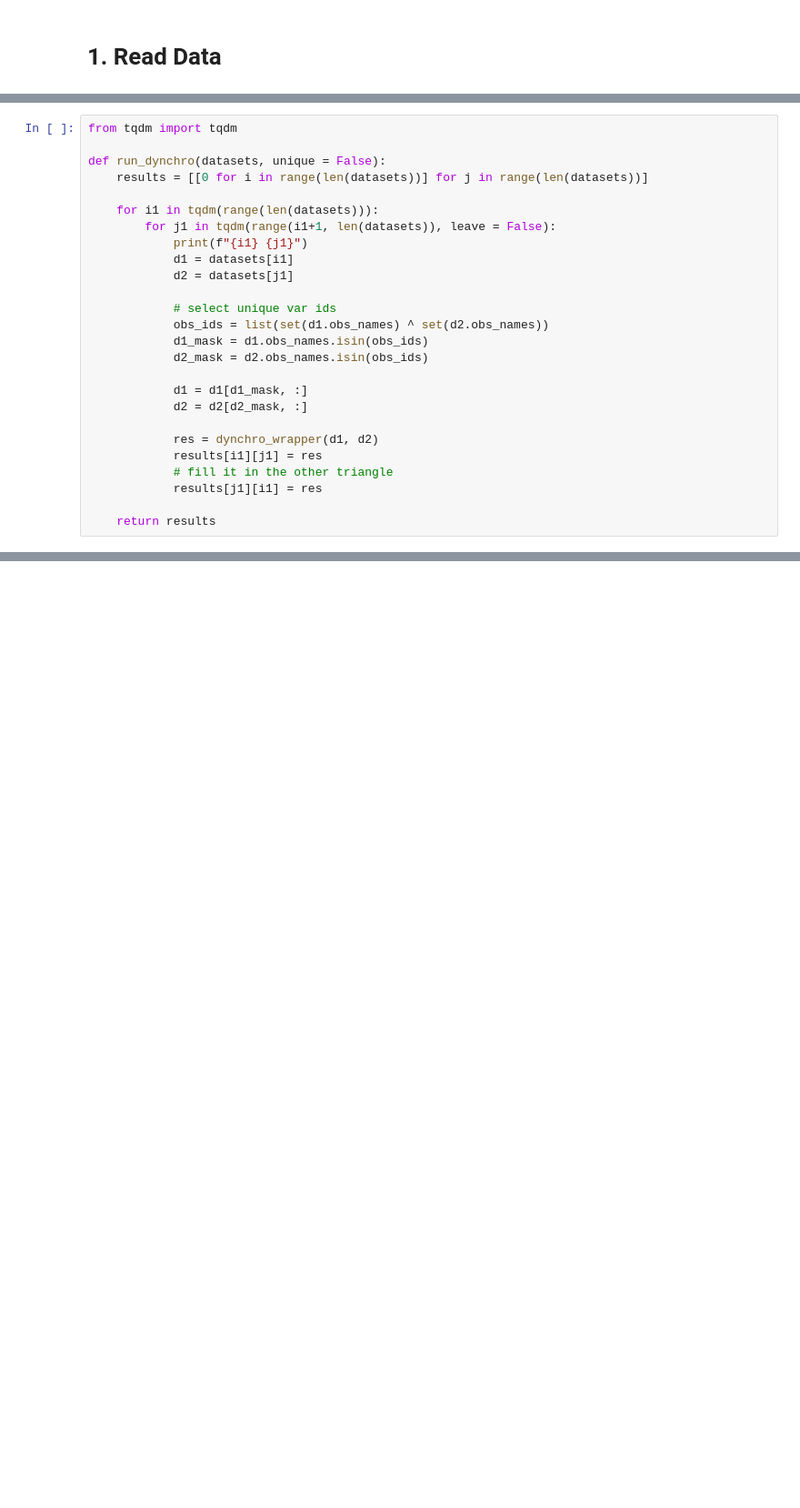
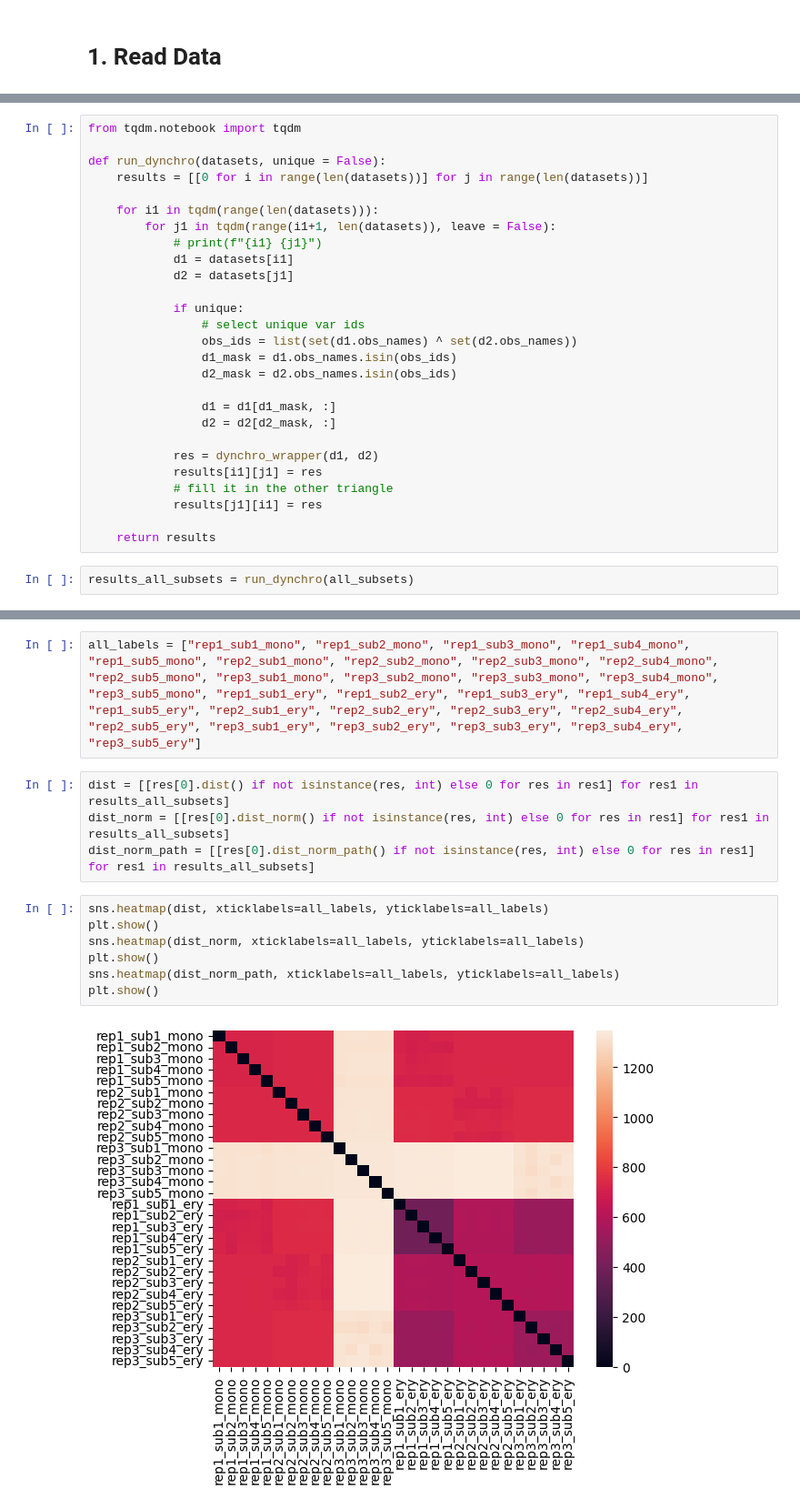
Before and after one commit to LouiseDck/dynchro, a Jupyter notebook: examples/large_scale_synthetic/palantir/5_dynchro_ss.ipynb, the cells around one changed output, grey strips where cells are left out. Shown at 91% size. Saved outputs shown, nothing was run; the diff lists cells and outputs as text; blank space fills up the shorter version.

```diff
--- a/examples/large_scale_synthetic/palantir/5_dynchro_ss.ipynb
+++ b/examples/large_scale_synthetic/palantir/5_dynchro_ss.ipynb
@@ -15,22 +76,23 @@ for i in [1, 2, 3]:
 # %%
-from tqdm import tqdm
+from tqdm.notebook import tqdm
 
 def run_dynchro(datasets, unique = False):
     results = [[0 for i in range(len(datasets))] for j in range(len(datasets))]
 
     for i1 in tqdm(range(len(datasets))):
         for j1 in tqdm(range(i1+1, len(datasets)), leave = False):
-            print(f"{i1} {j1}")
+            # print(f"{i1} {j1}")
             d1 = datasets[i1]
             d2 = datasets[j1]
 
-            # select unique var ids
-            obs_ids = list(set(d1.obs_names) ^ set(d2.obs_names))
-            d1_mask = d1.obs_names.isin(obs_ids)
-            d2_mask = d2.obs_names.isin(obs_ids)
+            if unique:
+                # select unique var ids
+                obs_ids = list(set(d1.obs_names) ^ set(d2.obs_names))
+                d1_mask = d1.obs_names.isin(obs_ids)
+                d2_mask = d2.obs_names.isin(obs_ids)
 
-            d1 = d1[d1_mask, :]
-            d2 = d2[d2_mask, :]
+                d1 = d1[d1_mask, :]
+                d2 = d2[d2_mask, :]
 
             res = dynchro_wrapper(d1, d2)
             results[i1][j1] = res
@@ -38,3 +100,5 @@ def run_dynchro(datasets, unique = False):
             results[j1][i1] = res
 
     return results
+# %%
+results_all_subsets = run_dynchro(all_subsets)
@@ -40,0 +113,15 @@ def run_dynchro(datasets, unique = False):
+# %%
+all_labels = ["rep1_sub1_mono", "rep1_sub2_mono", "rep1_sub3_mono", "rep1_sub4_mono", "rep1_sub5_mono", "rep2_sub1_mono", "rep2_sub2_mono", "rep2_sub3_mono", "rep2_sub4_mono", "rep2_sub5_mono", "rep3_sub1_mono", "rep3_sub2_mono", "rep3_sub3_mono", "rep3_sub4_mono", "rep3_sub5_mono", "rep1_sub1_ery", "rep1_sub2_ery", "rep1_sub3_ery", "rep1_sub4_ery", "rep1_sub5_ery", "rep2_sub1_ery", "rep2_sub2_ery", "rep2_sub3_ery", "rep2_sub4_ery", "rep2_sub5_ery", "rep3_sub1_ery", "rep3_sub2_ery", "rep3_sub3_ery", "rep3_sub4_ery", "rep3_sub5_ery"]
+# %%
+dist = [[res[0].dist() if not isinstance(res, int) else 0 for res in res1] for res1 in results_all_subsets]
+dist_norm = [[res[0].dist_norm() if not isinstance(res, int) else 0 for res in res1] for res1 in results_all_subsets]
+dist_norm_path = [[res[0].dist_norm_path() if not isinstance(res, int) else 0 for res in res1] for res1 in results_all_subsets]
+# %%
+sns.heatmap(dist, xticklabels=all_labels, yticklabels=all_labels)
+plt.show()
+sns.heatmap(dist_norm, xticklabels=all_labels, yticklabels=all_labels)
+plt.show()
+sns.heatmap(dist_norm_path, xticklabels=all_labels, yticklabels=all_labels)
+plt.show()
+# %% [output]
+[figure, added]
```
Also changed, not shown: parts of 9 cells of this notebook, 2 other files.
